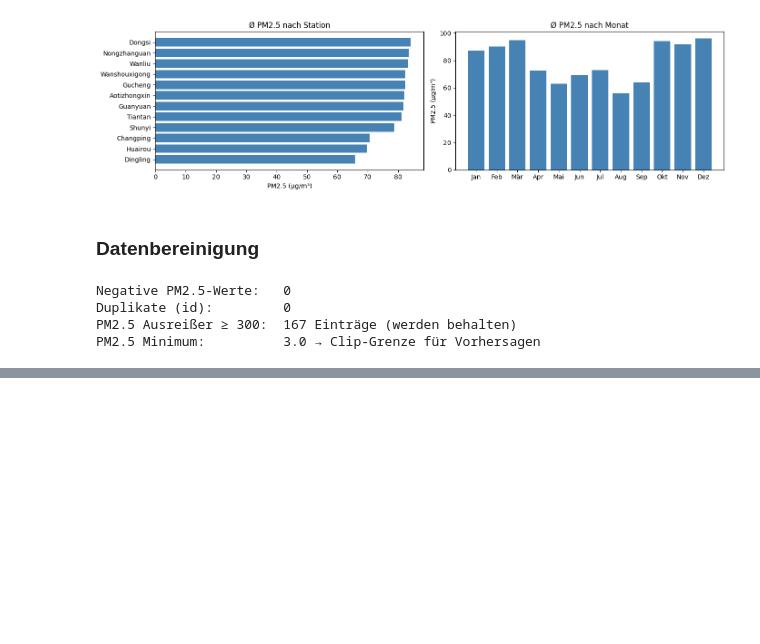
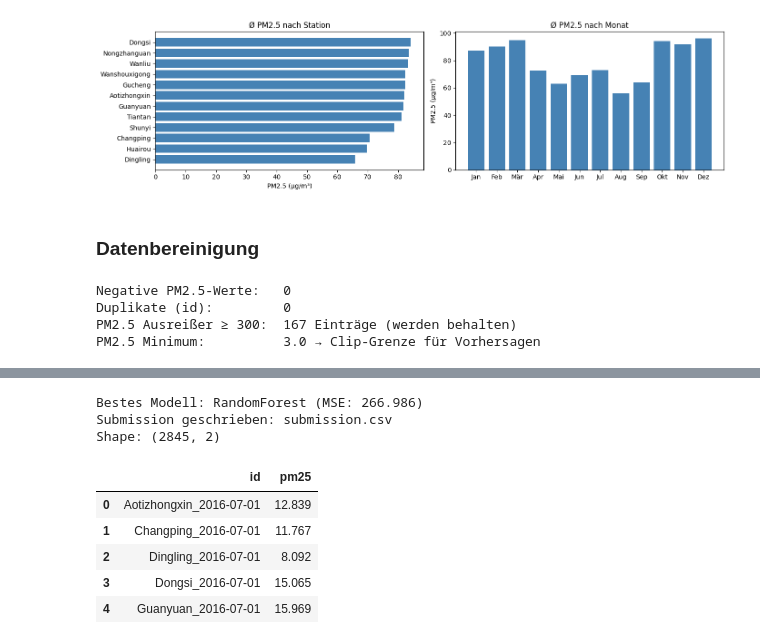
Before and after one commit to hagen-o/Umweltmonitoring-Kaggle-Challange-Beijing, a Jupyter notebook: notebookf1e5f185e6.ipynb, the cells around one changed output, grey strips where cells are left out. Saved outputs shown, nothing was run; the diff lists cells and outputs as text; code cells hidden in the pictures; blank space fills up the shorter version.

```diff
--- a/notebookf1e5f185e6.ipynb
+++ b/notebookf1e5f185e6.ipynb
@@ -340,0 +510,44 @@ Shape: (2845, 2)
+# %%
+### Finales Modell auswählen und Submission erzeugen
+
+scores = {
+    "LinearRegression": linear_valid_mse,
+    "Regularisiert":    regularized_linear_valid_mse,
+    "RandomForest":     rf_valid_mse,
+    "HGB":              hgb_valid_mse,
+}
+best_label = min(scores, key=scores.get)
+print(f"Bestes Modell: {best_label} (MSE: {scores[best_label]:.3f})")
+
+if best_label == "HGB":
+    final_model = hgb_model
+elif best_label == "RandomForest":
+    final_model = rf_model
+elif best_label == "Regularisiert":
+    final_model = regularized_linear_model
+else:
+    final_model = linear_model
+
+final_model.fit(train[feature_columns], train["pm25"])
+test_pred_final = final_model.predict(test[feature_columns])
+
+predictions_by_id = pd.Series(test_pred_final, index=test["id"])
+submission = sample_submission[["id"]].copy()
+raw_pred = predictions_by_id.reindex(submission["id"]).to_numpy()
+min_pm25 = float(train["pm25"].min())
+submission["pm25"] = np.round(np.clip(raw_pred, a_min=min_pm25, a_max=None), 3)
+
+submission.to_csv(output_path, index=False)
+print("Submission geschrieben:", output_path)
+print("Shape:", submission.shape)
+submission.head()
+# %% [output]
+Bestes Modell: RandomForest (MSE: 266.986)
+Submission geschrieben: submission.csv
+Shape: (2845, 2)
+|  | id | pm25 |
+| 0 | Aotizhongxin_2016-07-01 | 12.839 |
+| 1 | Changping_2016-07-01 | 11.767 |
+| 2 | Dingling_2016-07-01 | 8.092 |
+| 3 | Dongsi_2016-07-01 | 15.065 |
+| 4 | Guanyuan_2016-07-01 | 15.969 |
```
Also changed, not shown: parts of 12 cells of this notebook, 1 other file.
